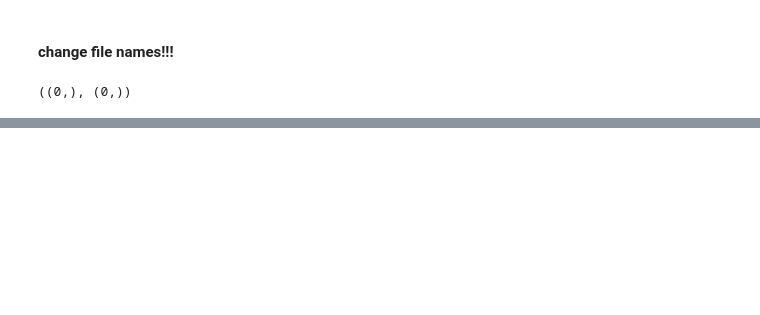
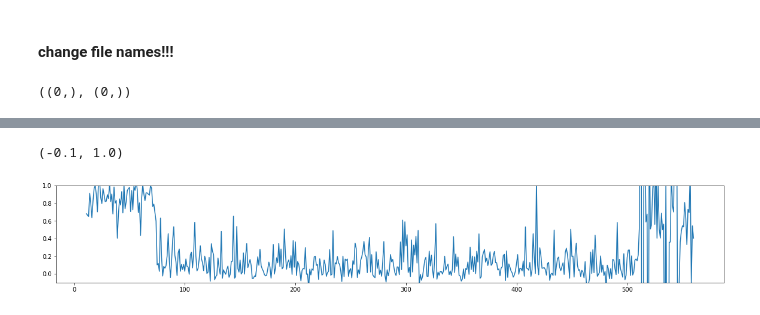
Before and after one commit to berylcczhang/smFRET_pycodes, a Jupyter notebook: DA_minCoeff_Mapping.ipynb, the cells around one changed output, grey strips where cells are left out. Saved outputs shown, nothing was run; the diff lists cells and outputs as text; code cells hidden in the pictures; blank space fills up the shorter version.

```diff
--- a/DA_minCoeff_Mapping.ipynb
+++ b/DA_minCoeff_Mapping.ipynb
@@ -255,0 +301,13 @@ np.array(saved_traces).shape,traces_s.shape
+# %%
+plt.figure(figsize=(20,3))
+plt.plot(x,A[10:],D[10:])
+plt.plot(x, E_fret[10:])
+plt.ylim(-0.1,1)
+# plt.xlim(10,560)
+# grad = E_fret[10:508] - E_fret[11:509]
+# np.max(grad[np.where(grad > 0)])
+# np.where(grad == np.max(grad[np.where(grad>0)]))
+# plt.
+# %% [output]
+(-0.1, 1.0)
+[figure, added]
```
Also changed, not shown: parts of 12 cells of this notebook, 2 other files.
